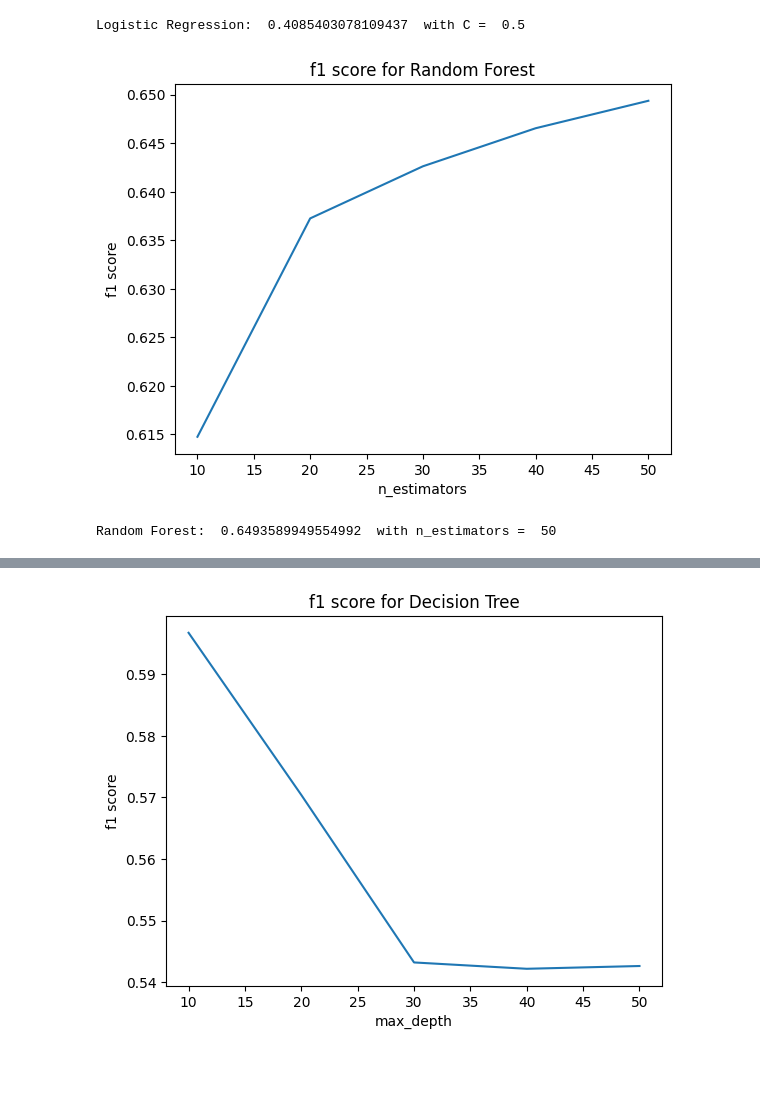
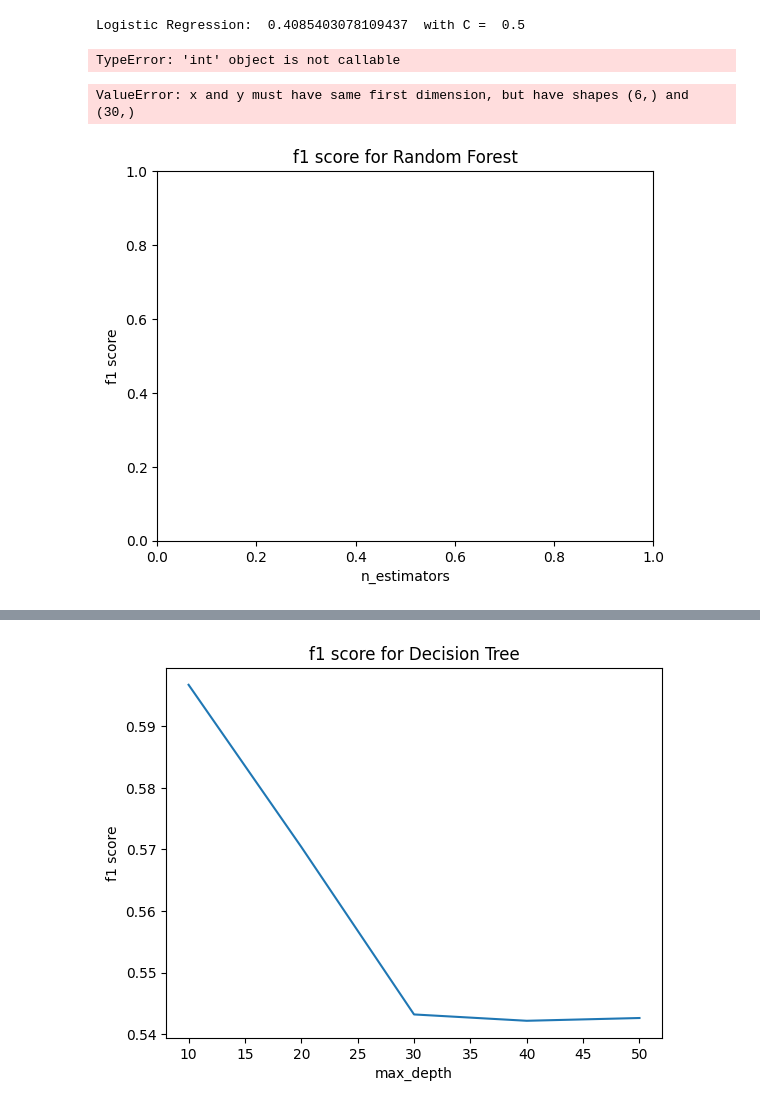
Before and after one commit to shahrohman/inf8245e_kaggle, a Jupyter notebook: ML_kaggle.ipynb, the cells around one changed output, grey strips where cells are left out. Cells and saved outputs as stored; diff of their text form; code cells hidden in the pictures; blank space fills up the shorter version.

```diff
--- a/ML_kaggle.ipynb
+++ b/ML_kaggle.ipynb
@@ -407,12 +428,14 @@ Logistic Regression:  0.4085403078109437  with C =  0.5
 # %%
 # Random Forest
 
+max_depth = [5, 10, 15, 20, 25]
 f1_scores = []
 for n_estimators in [10, 20, 30, 40, 50]:
-    model = RandomForestClassifier(n_estimators = n_estimators)
-    model.fit(X_train, y_train)
-    y_pred = model.predict(X_test)
-    f1_scores.append(f1_score(y_test, y_pred, average = 'micro'))
+    for max_depth in max_depth:
+        model = RandomForestClassifier(n_estimators = n_estimators, max_depth = max_depth)
+        model.fit(X_train, y_train)
+        y_pred = model.predict(X_test)
+        f1_scores.append(f1_score(y_test, y_pred, average = 'micro'))
 
 all_f1_scores["Random Forest"] = max(f1_scores)
 
@@ -422,7 +445,24 @@ plt.xlabel("n_estimators")
 plt.plot([10, 20, 30, 40, 50], f1_scores)
 plt.show()
 
-print("Random Forest: ", max(f1_scores), " with n_estimators = ", [10, 20, 30, 40, 50][f1_scores.index(max(f1_scores))])
+print("Random Forest: ", max(f1_scores), " with n_estimators = ", [10, 20, 30, 40, 50][f1_scores.index(max(f1_scores))], "and max_depth = ", max_depth[f1_scores.index(max(f1_scores))])
 # %% [output]
-[figure, removed]
-Random Forest:  0.6493589949554992  with n_estimators =  50
+TypeError: 'int' object is not callable
+# %%
+# Random Forest with more estimators and max_depth
+
+f1_scores = []
+best_y_pred = []
+for n_estimators in [40, 50, 60, 70, 80, 200]:
+    for max_depth in [10, 15, 20, 25, 30]:
+        model = RandomForestClassifier(n_estimators = n_estimators, max_depth = max_depth)
+        model.fit(X_train, y_train)
+        y_pred = model.predict(X_test)
+        f1_scores.append(f1_score(y_test, y_pred, average = 'micro'))
+        if f1_score(y_test, y_pred, average = 'micro') == max(f1_scores):
+            best_y_pred = y_pred
+
+all_f1_scores["Random Forest"] = max(f1_scores)
+# %% [output]
+ValueError: x and y must have same first dimension, but have shapes (6,) and (30,)
+[figure, added]
```
Also changed, not shown: parts of 13 cells of this notebook, 1 other file.
